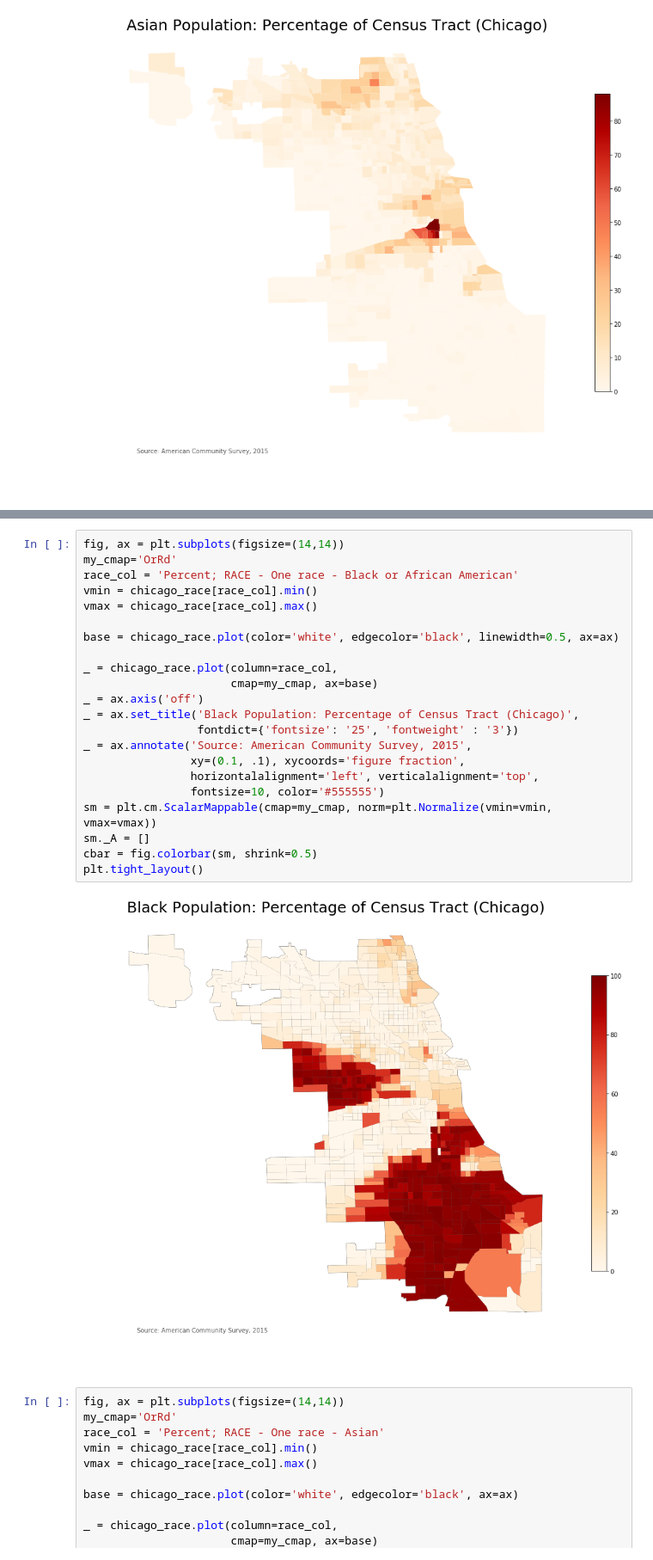
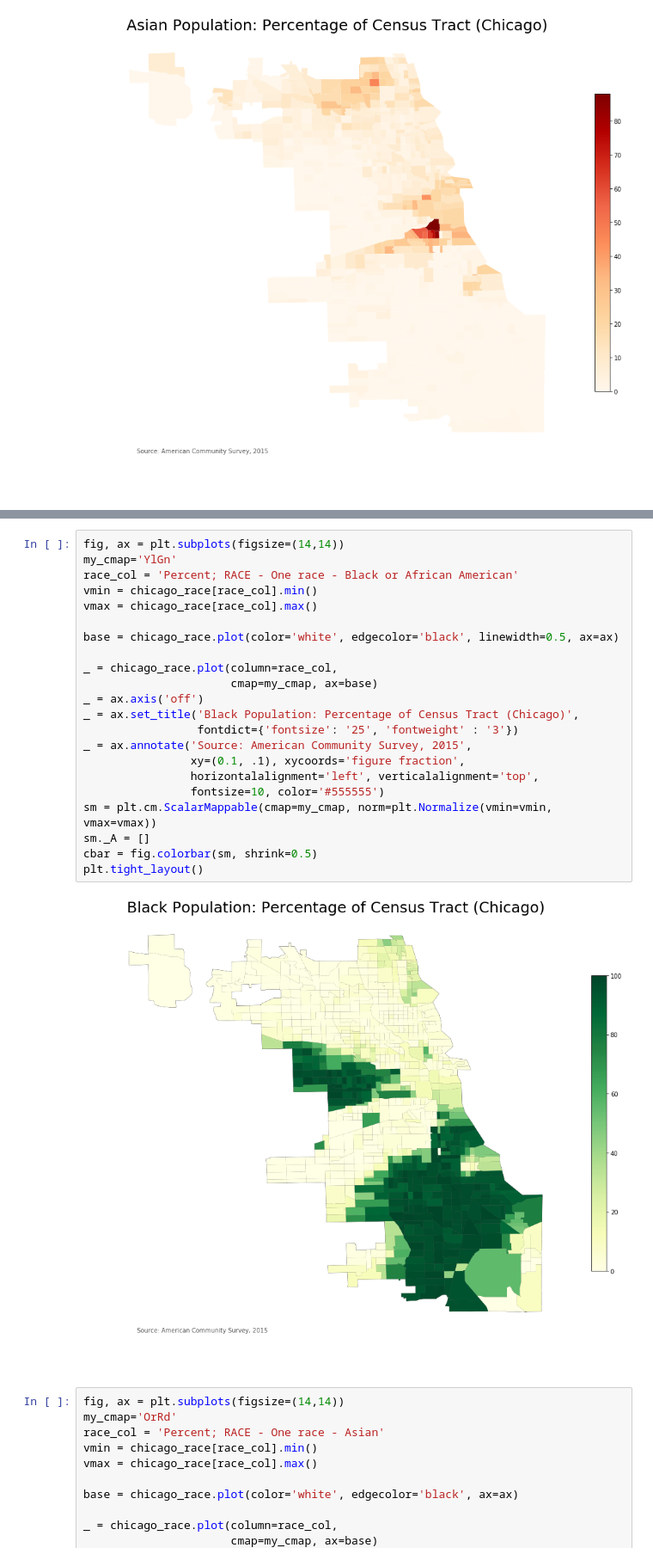
Before and after one commit to MattTriano/personal_site_public, a Jupyter notebook: Making_Choropleths_From_ACS_data.ipynb, the cells around one changed output, grey strips where cells are left out. Shown at 86% size. Saved outputs shown, nothing was run; the diff lists cells and outputs as text.

```diff
--- a/Making_Choropleths_From_ACS_data.ipynb
+++ b/Making_Choropleths_From_ACS_data.ipynb
@@ -253,27 +331,27 @@ plt.tight_layout()
 # %%
 fig, ax = plt.subplots(figsize=(14,14))
-my_cmap='OrRd'
+my_cmap='YlGn'
 race_col = 'Percent; RACE - One race - Black or African American'
 vmin = chicago_race[race_col].min()
 vmax = chicago_race[race_col].max()
 
 base = chicago_race.plot(color='white', edgecolor='black', linewidth=0.5, ax=ax)
 
 _ = chicago_race.plot(column=race_col,
                       cmap=my_cmap, ax=base)
 _ = ax.axis('off')
 _ = ax.set_title('Black Population: Percentage of Census Tract (Chicago)',
                  fontdict={'fontsize': '25', 'fontweight' : '3'})
 _ = ax.annotate('Source: American Community Survey, 2015',
                 xy=(0.1, .1), xycoords='figure fraction',
                 horizontalalignment='left', verticalalignment='top',
                 fontsize=10, color='#555555')
 sm = plt.cm.ScalarMappable(cmap=my_cmap, norm=plt.Normalize(vmin=vmin, vmax=vmax))
 sm._A = []
 cbar = fig.colorbar(sm, shrink=0.5)
 plt.tight_layout()
 # %% [output]
-[figure, old version]
+[figure, new version]
 # %%
 fig, ax = plt.subplots(figsize=(14,14))
 my_cmap='OrRd'
```
Also changed, not shown: parts of 17 cells of this notebook.
